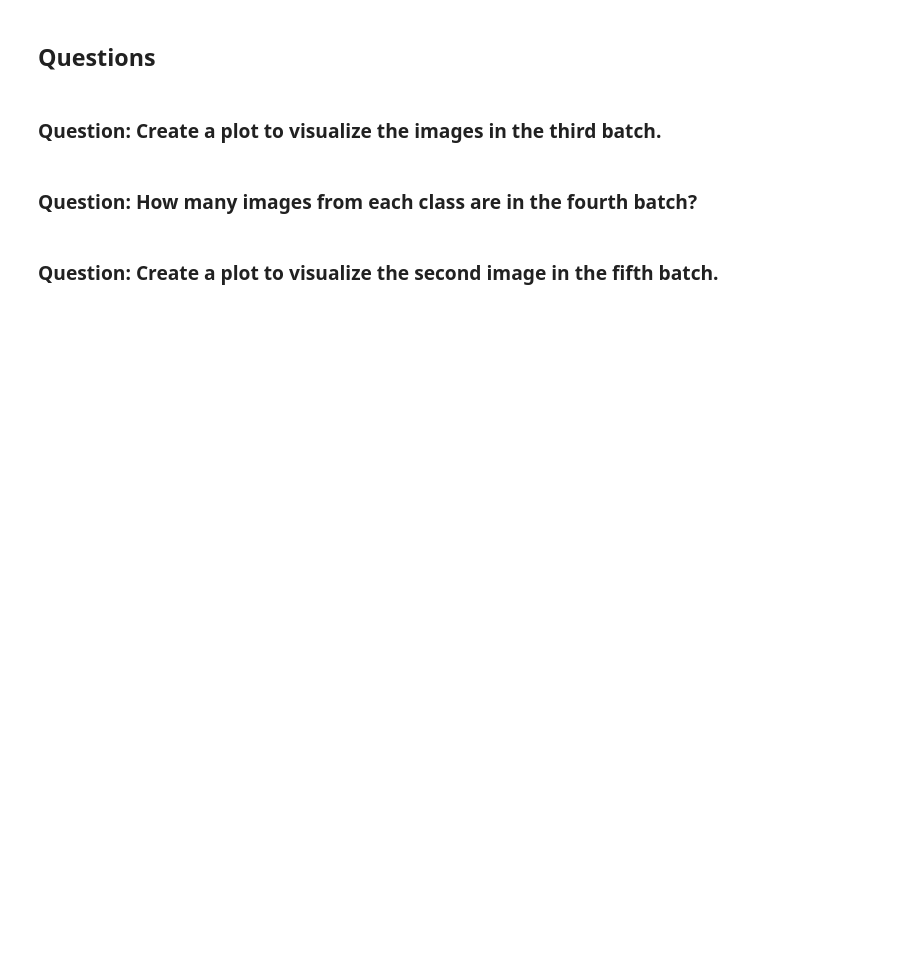
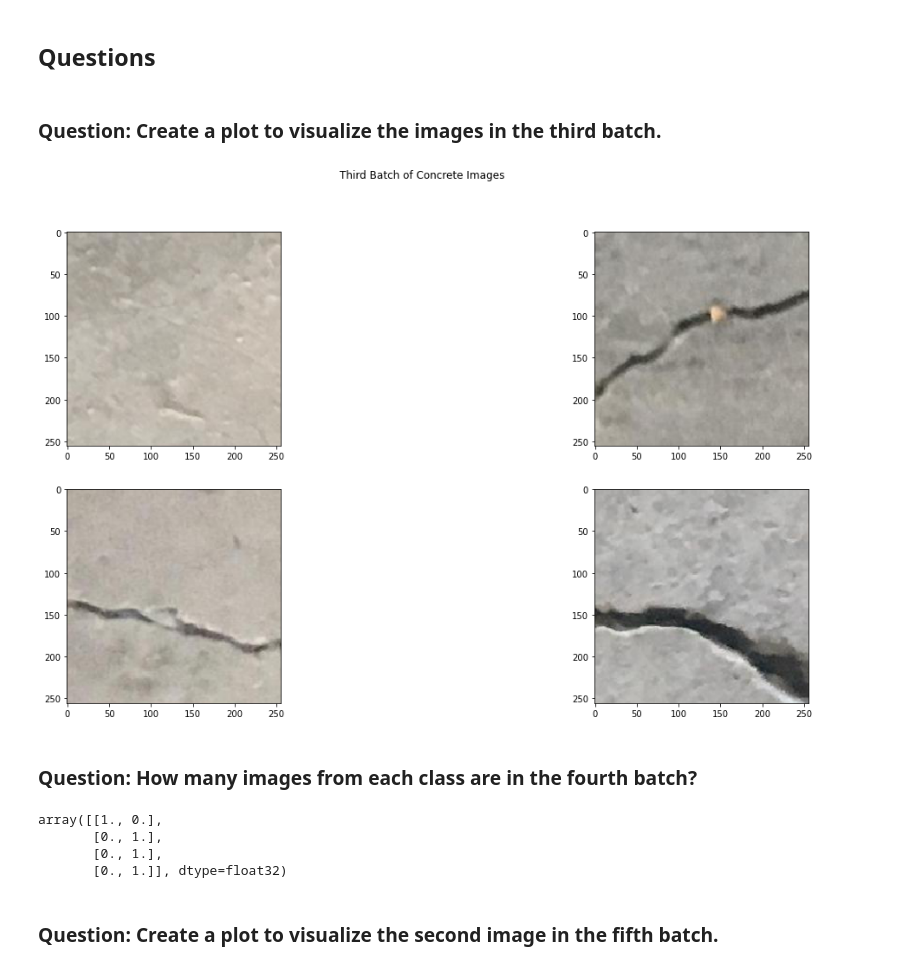
Before and after one commit to DocBrown85/AIEngineeringCapstoneProject, a Jupyter notebook: DL0321EN-2-1-Data-Preparation-py-v1.0.ipynb, the cells around one changed output. Cells and saved outputs as stored; diff of their text form; code cells hidden in the pictures; blank space fills up the shorter version.

```diff
--- a/DL0321EN-2-1-Data-Preparation-py-v1.0.ipynb
+++ b/DL0321EN-2-1-Data-Preparation-py-v1.0.ipynb
@@ -210,3 +284,21 @@ where the image_data is cast to uint8 before you call the <code>imshow</code> fu
+# %%
+third_batch = image_generator.next()
+third_batch_images = third_batch[0]
+third_batch_labels = third_batch[1]
+# %%
+fig, axs = plt.subplots(nrows=2, ncols=2, figsize=(20, 10)) # define your figure and axes
+
+ind = 0
+for ax1 in axs:
+    for ax2 in ax1:
+        image_data = third_batch_images[ind]
+        ax2.imshow(image_data)
+        ind += 1
+
+fig.suptitle('Third Batch of Concrete Images')
+plt.show()
+# %% [output]
+[figure, added]
 # %% [markdown]
 ### Question: How many images from each class are in the fourth batch?
 # %%
@@ -214,3 +309,10 @@ where the image_data is cast to uint8 before you call the <code>imshow</code> fu
+# %%
+fourth_batch_labels
+# %% [output]
+array([[1., 0.],
+       [0., 1.],
+       [0., 1.],
+       [0., 1.]], dtype=float32)
 # %% [markdown]
 ### Question: Create a plot to visualize the second image in the fifth batch.
 # %%
```
Also changed, not shown: parts of 16 cells of this notebook, 1 other file.
